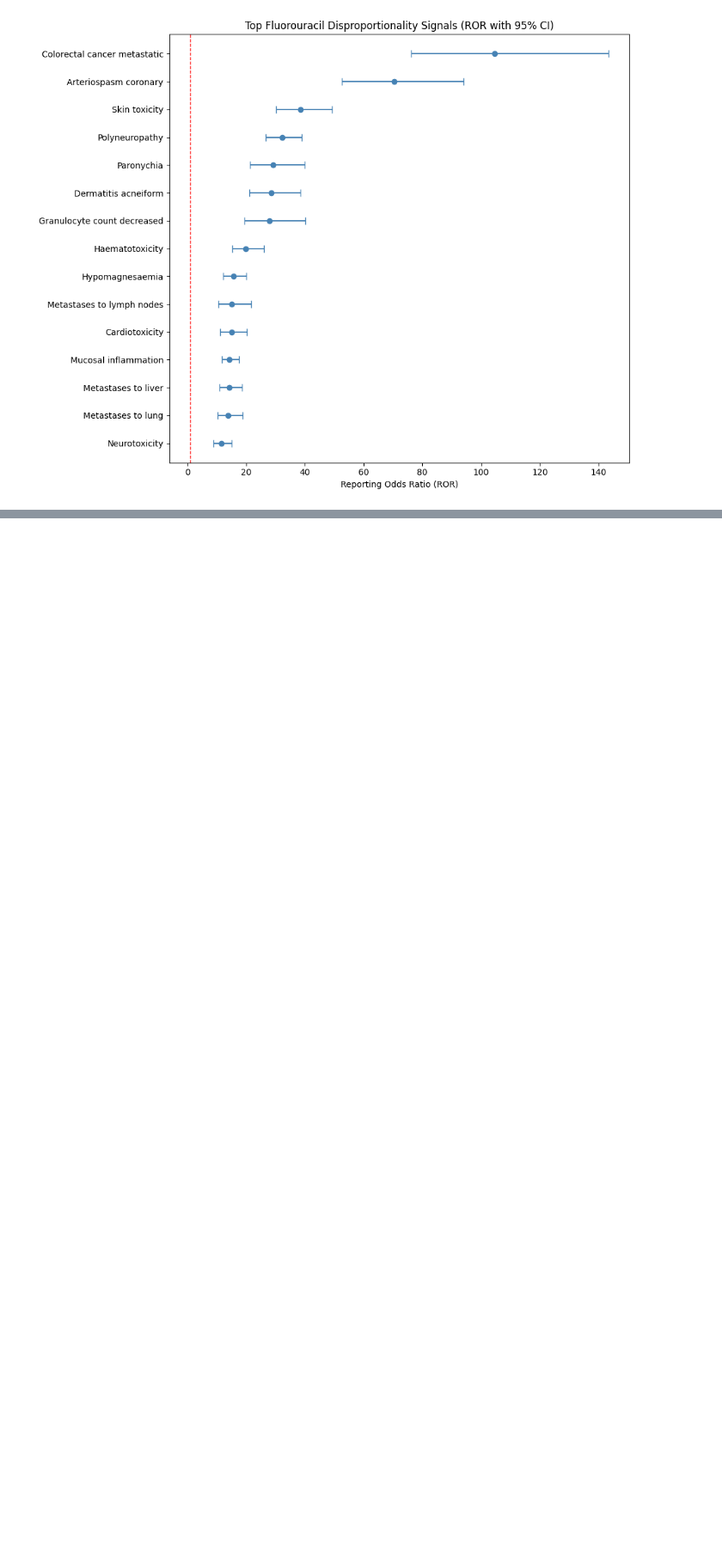
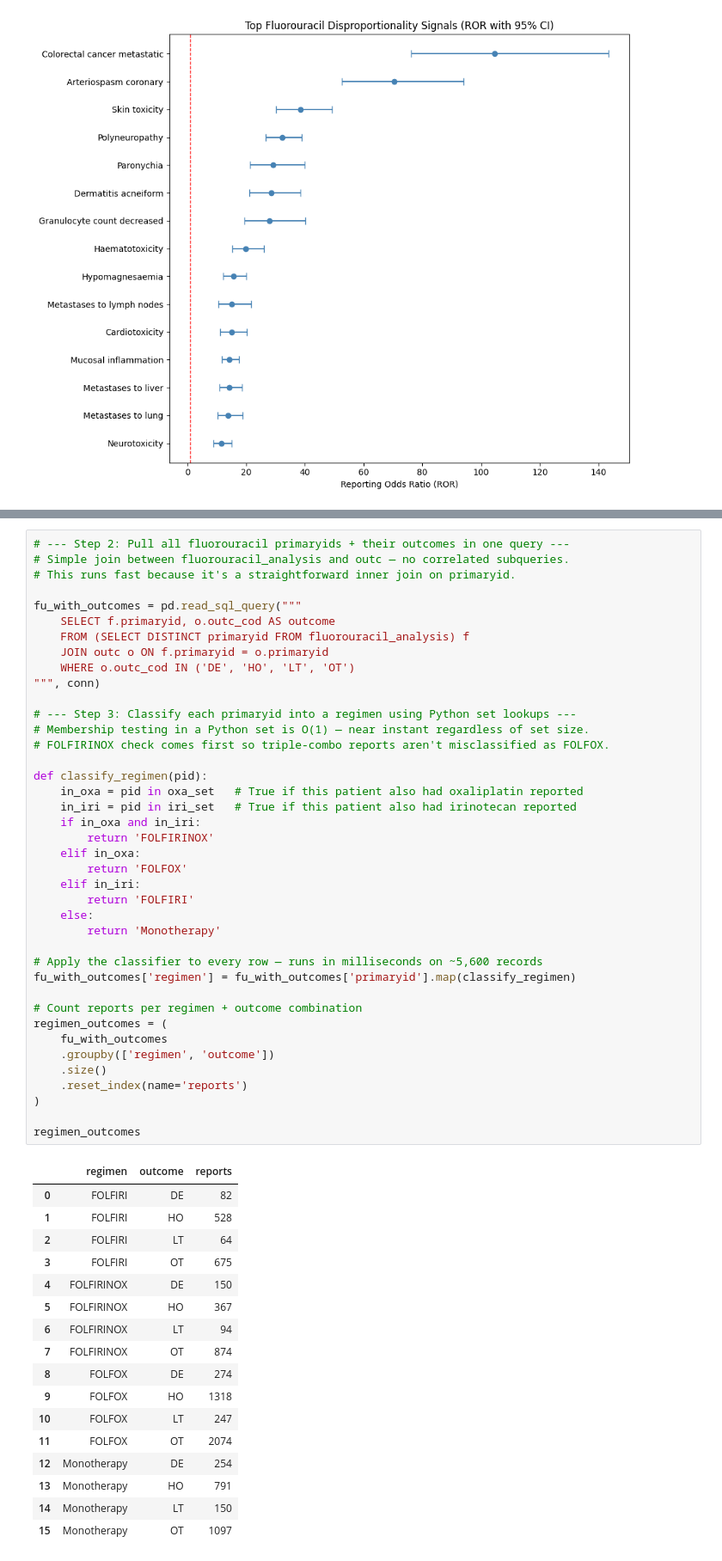
Before and after one commit to PugstaLaney/faers-sql-drug-safety-analysis, a Jupyter notebook: notebooks/module_1_fluorouracil/05_5fu_statistics.ipynb, the cells around one changed output, grey strips where cells are left out. Shown at 86% size. Drawn from its saved outputs; the diff is of its cells as text; blank space fills up the shorter version.

Commit message:
Chi square contingency table

```diff
--- a/notebooks/module_1_fluorouracil/05_5fu_statistics.ipynb
+++ b/notebooks/module_1_fluorouracil/05_5fu_statistics.ipynb
@@ -203,0 +263,58 @@ adverse event signals.
+# %%
+# --- Step 2: Pull all fluorouracil primaryids + their outcomes in one query ---
+# Simple join between fluorouracil_analysis and outc — no correlated subqueries.
+# This runs fast because it's a straightforward inner join on primaryid.
+
+fu_with_outcomes = pd.read_sql_query("""
+    SELECT f.primaryid, o.outc_cod AS outcome
+    FROM (SELECT DISTINCT primaryid FROM fluorouracil_analysis) f
+    JOIN outc o ON f.primaryid = o.primaryid
+    WHERE o.outc_cod IN ('DE', 'HO', 'LT', 'OT')
+""", conn)
+
+# --- Step 3: Classify each primaryid into a regimen using Python set lookups ---
+# Membership testing in a Python set is O(1) — near instant regardless of set size.
+# FOLFIRINOX check comes first so triple-combo reports aren't misclassified as FOLFOX.
+
+def classify_regimen(pid):
+    in_oxa = pid in oxa_set   # True if this patient also had oxaliplatin reported
+    in_iri = pid in iri_set   # True if this patient also had irinotecan reported
+    if in_oxa and in_iri:
+        return 'FOLFIRINOX'
+    elif in_oxa:
+        return 'FOLFOX'
+    elif in_iri:
+        return 'FOLFIRI'
+    else:
+        return 'Monotherapy'
+
+# Apply the classifier to every row — runs in milliseconds on ~5,600 records
+fu_with_outcomes['regimen'] = fu_with_outcomes['primaryid'].map(classify_regimen)
+
+# Count reports per regimen + outcome combination
+regimen_outcomes = (
+    fu_with_outcomes
+    .groupby(['regimen', 'outcome'])
+    .size()
+    .reset_index(name='reports')
+)
+
+regimen_outcomes
+# %% [output]
+|  | regimen | outcome | reports |
+| 0 | FOLFIRI | DE | 82 |
+| 1 | FOLFIRI | HO | 528 |
+| 2 | FOLFIRI | LT | 64 |
+| 3 | FOLFIRI | OT | 675 |
+| 4 | FOLFIRINOX | DE | 150 |
+| 5 | FOLFIRINOX | HO | 367 |
+| 6 | FOLFIRINOX | LT | 94 |
+| 7 | FOLFIRINOX | OT | 874 |
+| 8 | FOLFOX | DE | 274 |
+| 9 | FOLFOX | HO | 1318 |
+| 10 | FOLFOX | LT | 247 |
+| 11 | FOLFOX | OT | 2074 |
+| 12 | Monotherapy | DE | 254 |
+| 13 | Monotherapy | HO | 791 |
+| 14 | Monotherapy | LT | 150 |
+| 15 | Monotherapy | OT | 1097 |
```
Also changed, not shown: parts of 7 cells of this notebook.
